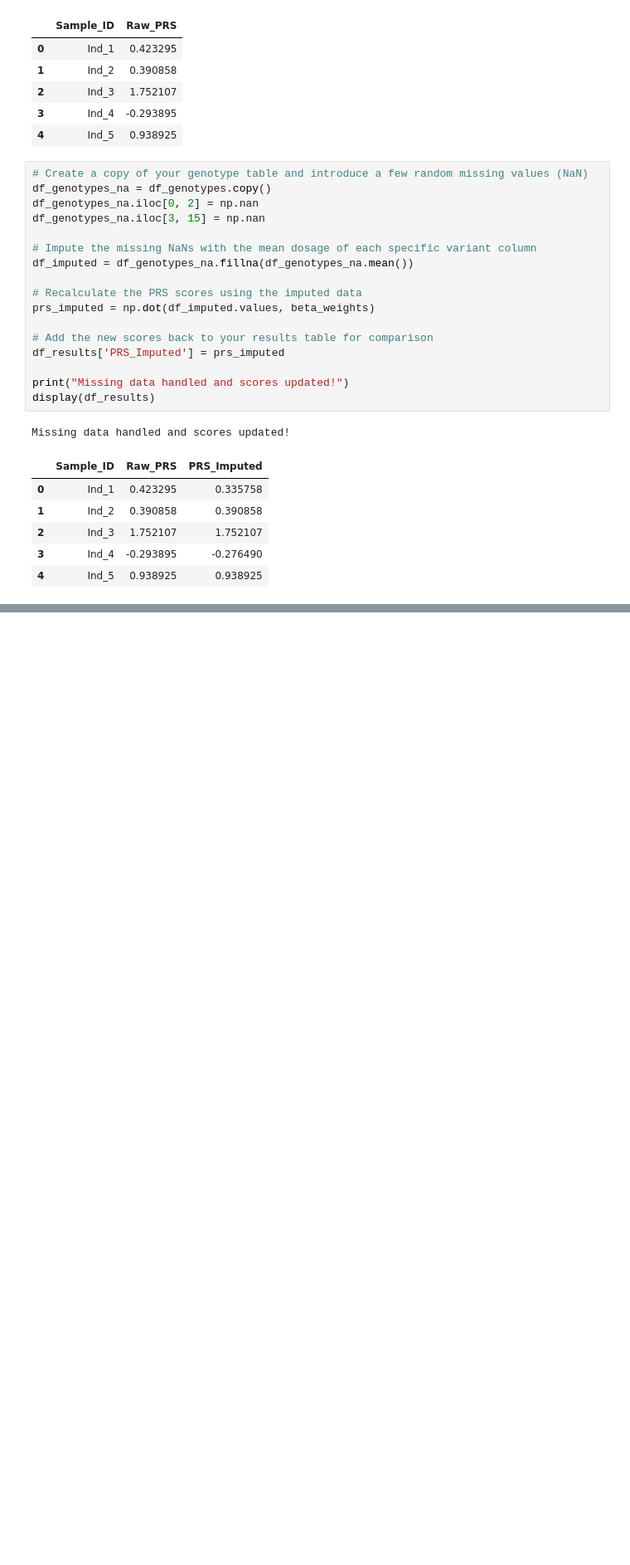
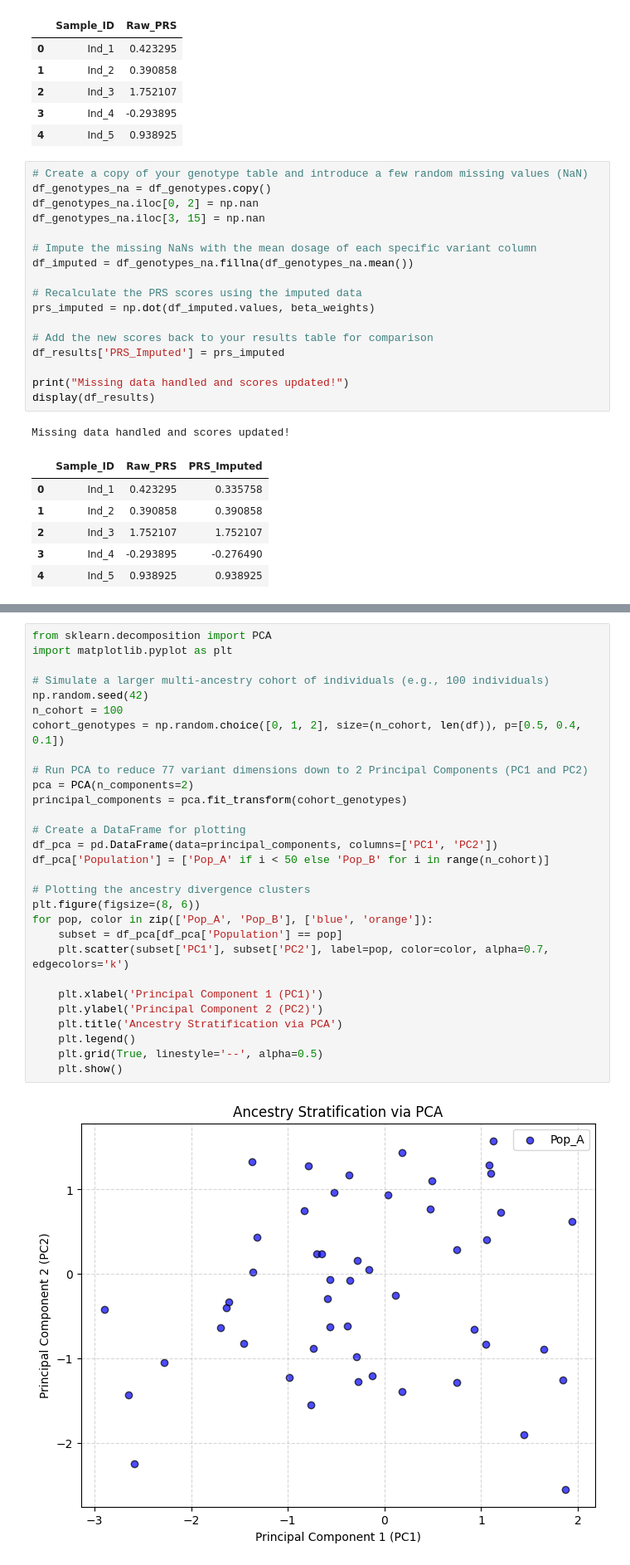
Before and after one commit to saymsuper/cross-ancestry-prs-exploration, a Jupyter notebook: untitled0.ipynb, the cells around one changed output, grey strips where cells are left out. Shown at 83% size. Cells and saved outputs as stored; diff of their text form; blank space fills up the shorter version.

```diff
--- a/untitled0.ipynb
+++ b/untitled0.ipynb
@@ -143,0 +180,31 @@ Missing data handled and scores updated!
+# %%
+from sklearn.decomposition import PCA
+import matplotlib.pyplot as plt
+
+# Simulate a larger multi-ancestry cohort of individuals (e.g., 100 individuals)
+np.random.seed(42)
+n_cohort = 100
+cohort_genotypes = np.random.choice([0, 1, 2], size=(n_cohort, len(df)), p=[0.5, 0.4, 0.1])
+
+# Run PCA to reduce 77 variant dimensions down to 2 Principal Components (PC1 and PC2)
+pca = PCA(n_components=2)
+principal_components = pca.fit_transform(cohort_genotypes)
+
+# Create a DataFrame for plotting
+df_pca = pd.DataFrame(data=principal_components, columns=['PC1', 'PC2'])
+df_pca['Population'] = ['Pop_A' if i < 50 else 'Pop_B' for i in range(n_cohort)]
+
+# Plotting the ancestry divergence clusters
+plt.figure(figsize=(8, 6))
+for pop, color in zip(['Pop_A', 'Pop_B'], ['blue', 'orange']):
+    subset = df_pca[df_pca['Population'] == pop]
+    plt.scatter(subset['PC1'], subset['PC2'], label=pop, color=color, alpha=0.7, edgecolors='k')
+
+    plt.xlabel('Principal Component 1 (PC1)')
+    plt.ylabel('Principal Component 2 (PC2)')
+    plt.title('Ancestry Stratification via PCA')
+    plt.legend()
+    plt.grid(True, linestyle='--', alpha=0.5)
+    plt.show()
+# %% [output]
+[figure, added]
```
Also changed, not shown: parts of 2 cells of this notebook.
